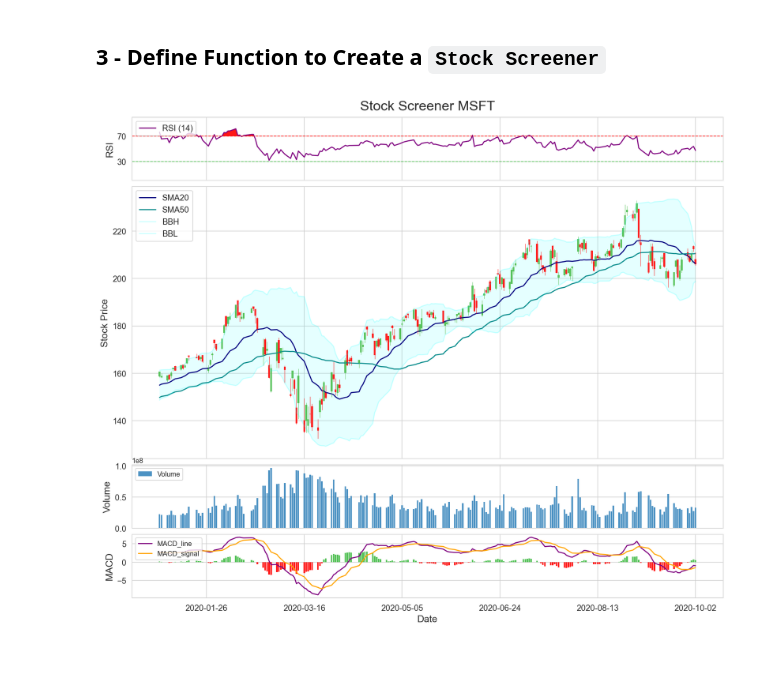
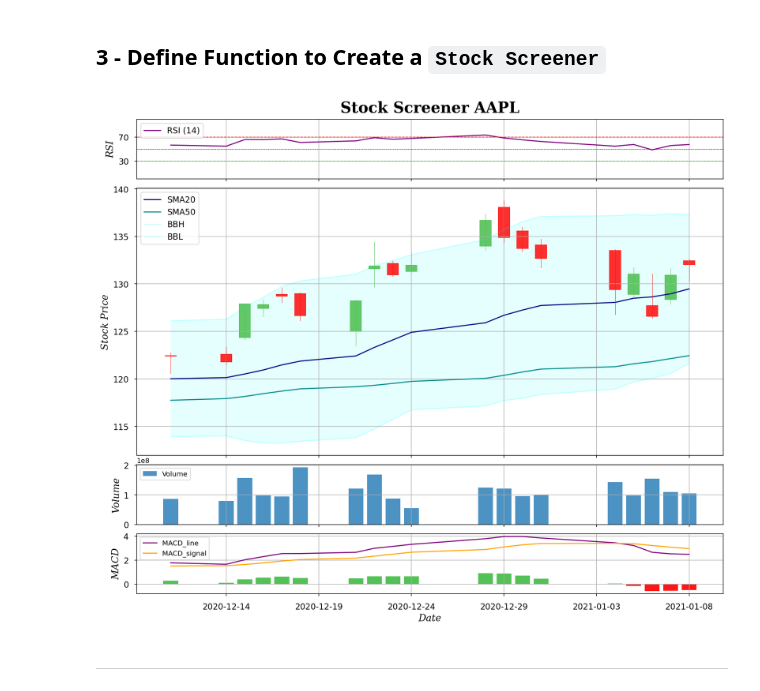
Before and after one commit to gabrielpprieto/stock_screener, a Jupyter notebook: stock_screener.ipynb, the cells around one changed output. Cells and saved outputs as stored; diff of their text form; code cells hidden in the pictures; blank space fills up the shorter version.

```diff
--- a/stock_screener.ipynb
+++ b/stock_screener.ipynb
@@ -10,16 +10,20 @@ import pandas_datareader.data as web
 import pandas_market_calendars as mcal
 import matplotlib.pyplot as plt
 import matplotlib.dates as mdates
-plt.style.use('seaborn-whitegrid')
+# plt.style.use('seaborn-whitegrid')
 from tqdm import tqdm
 from mpl_finance import candlestick_ochl
 from ta.momentum import RSIIndicator
 from ta.trend import MACD
 from ta.volatility import BollingerBands
 import pylab
+from datetime import datetime, timedelta
 pylab.rcParams['xtick.major.pad']='10'
 pylab.rcParams['ytick.major.pad']='8'
 
+title_dict = {'family': 'Serif','weight': 'bold','size': 22}
+axis_dict = {'family': 'Serif','style': 'italic','size': 14}
+
 %matplotlib inline
 %config InlineBackend.figure_format = 'retina'
 # %% [markdown]
@@ -61,7 +65,7 @@ def get_prices(ticker_list, start_date, end_date):
     return prices_df
 # %%
 # Get Prices and Save as `prices_df`
-prices_df = get_prices(['MSFT'], '2010-01-01', '2020-12-31')
+prices_df = get_prices(['AAPL'], '2010-01-01', '2021-12-31')
 # %% [markdown]
 ## 2 - Create Metrics for Screener
 > _This step calculates a few of the most common technical indicators of a stock._
@@ -107,7 +111,6 @@ def plot_screener(dataframe, ticker, start, end):
     '''
     Plot Stock Screener for the Selected Company
     '''
-
     # Get Interval to Plot
     dataframe = dataframe.loc[(dataframe['date'] >= start) & (dataframe['date'] <= end)].copy()
 
@@ -137,10 +140,11 @@ def plot_screener(dataframe, ticker, start, end):
     ax1.fill_between(dataframe['date'], dataframe['BBH'], dataframe['BBL'], facecolor='cyan', alpha=.1)
 
     # Settings Prices Plot
-    plt.ylabel('Stock Price', size=14)
+    plt.ylabel('Stock Price', fontdict=axis_dict)
     plt.setp(ax1.get_xticklabels(), visible=False)
     plt.legend(loc='upper left', fancybox=True, frameon=True, fontsize=12)
     plt.yticks(size=yticks_size)
+    plt.grid(zorder=0)
 
     # ---------- RSI ---------- #
     # Set RSI Grid
@@ -153,6 +157,7 @@ def plot_screener(dataframe, ticker, start, end):
     # Create lines for RSI == 30 and RSI == 70
     ax0.axhline(70, color='#ff1717', linestyle='--', linewidth=1)
     ax0.axhline(30, color='#53c156', linestyle='--', linewidth=1)
+    ax0.axhline(50, color='#000000', linestyle='--', linewidth=0.5)
     ax0.set_yticks([30,70])
 
     # Fill When RSI > 70 and RSI < 30
@@ -162,11 +167,12 @@ def plot_screener(dataframe, ticker, start, end):
                      30, where=(dataframe['RSI_14'] <= 30), facecolor='#53c156')
 
     # RSI Settings
-    plt.ylabel('RSI', size=14)
-    plt.title('Stock Screener ' + str(dataframe['ticker'].unique()[0]), size=20, pad=10)
+    plt.ylabel('RSI', fontdict=axis_dict)
+    plt.title('Stock Screener ' + str(dataframe['ticker'].unique()[0]), pad=10, fontdict=title_dict)
     plt.yticks(size=yticks_size)
     plt.setp(ax0.get_xticklabels(), visible=False)
     plt.legend(loc='upper left', fancybox=True, frameon=True, fontsize=12)
+    plt.grid(zorder=0)
 
     # ---------- Volume ---------- #
     # Set Volume Grid
@@ -176,12 +182,12 @@ def plot_screener(dataframe, ticker, start, end):
     ax2.bar(dataframe['date'], dataframe['volume'], alpha=.8, label='Volume')
 
     # Settings Volume Plot
-    plt.ylabel('Volume', size=14)
+    plt.ylabel('Volume', fontdict=axis_dict)
     plt.xticks(size=xticks_size)
     plt.yticks(size=yticks_size)
     plt.setp(ax2.get_xticklabels(), visible=False)
     plt.legend(loc='upper left', fancybox=True, frameon=True, fontsize=10)
-
+    plt.grid(zorder=0)
 
     # ---------- MACD ---------- #
     # Set MACD Grid
@@ -194,15 +200,22 @@ def plot_screener(dataframe, ticker, start, end):
     # Settings MACD Plot
     ax3.xaxis.set_major_formatter(mdates.DateFormatter('%Y-%m-%d'))
     plt.xticks(size=xticks_size)
-    plt.xlabel('Date', size=14)
-    plt.ylabel('MACD', size=14)
+    plt.xlabel('Date', fontdict=axis_dict)
+    plt.ylabel('MACD', fontdict=axis_dict)
     plt.yticks(size=yticks_size)
     plt.legend(loc='upper left', fancybox=True, frameon=True, fontsize=10)
+    plt.grid(zorder=0)
 
     plt.tight_layout(pad=5, h_pad=-.1, w_pad=.8)
 
     return plt.show()
-# %%
-plot_screener(prices_df, 'MSFT', '2020-01-01', '2020-12-31')
-# %% [output]
-[figure, removed]
+# %%
+start = datetime.today() - timedelta(31)
+end = datetime.today()
+
+# plot_screener(prices_df, 'MSFT', '2020-12-01', '2021-12-31')
+plot_screener(prices_df, ['MSFT'], start, end)
+# %% [output]
+[figure, added]
+# %% [markdown]
+---
```
Also changed, not shown: parts of 4 cells of this notebook.
